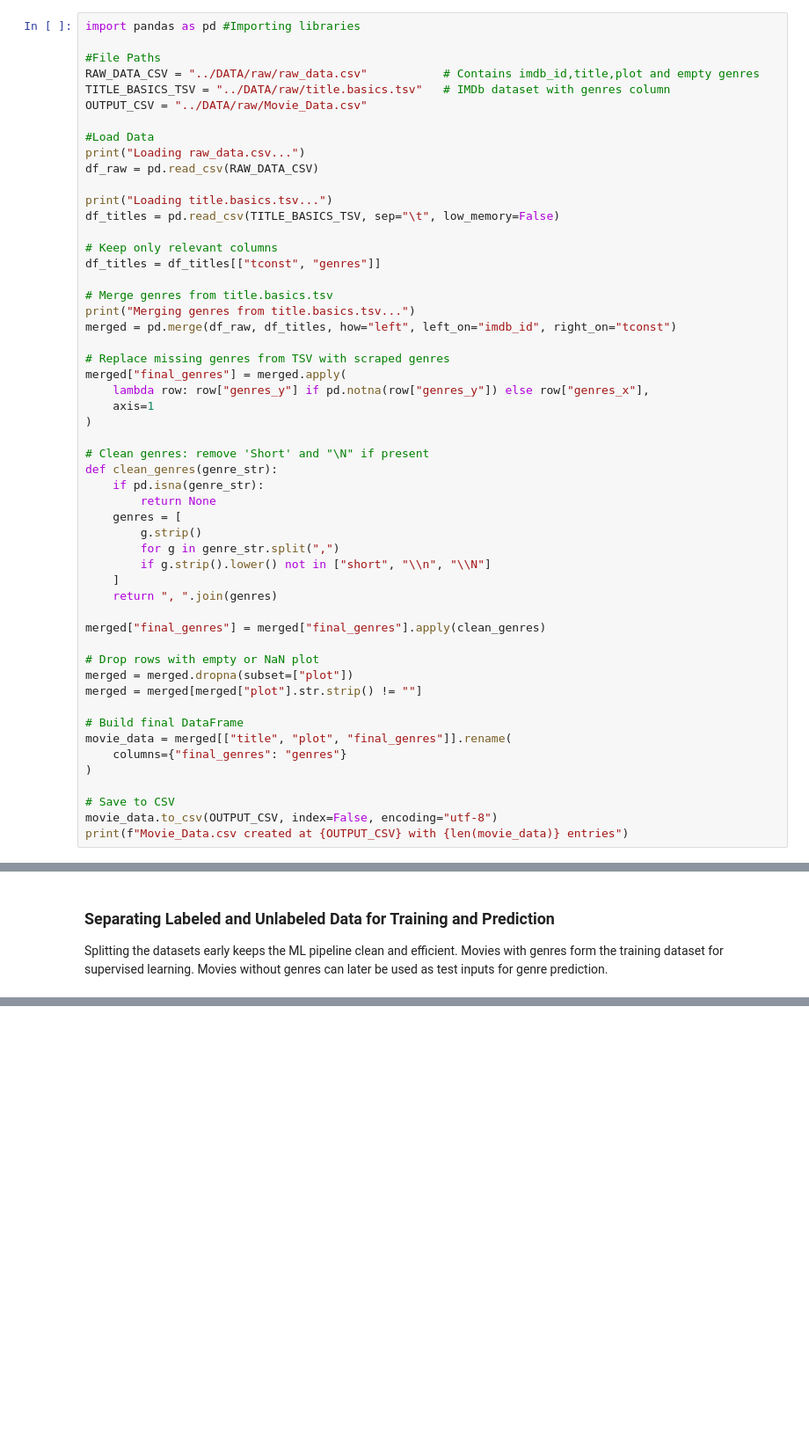
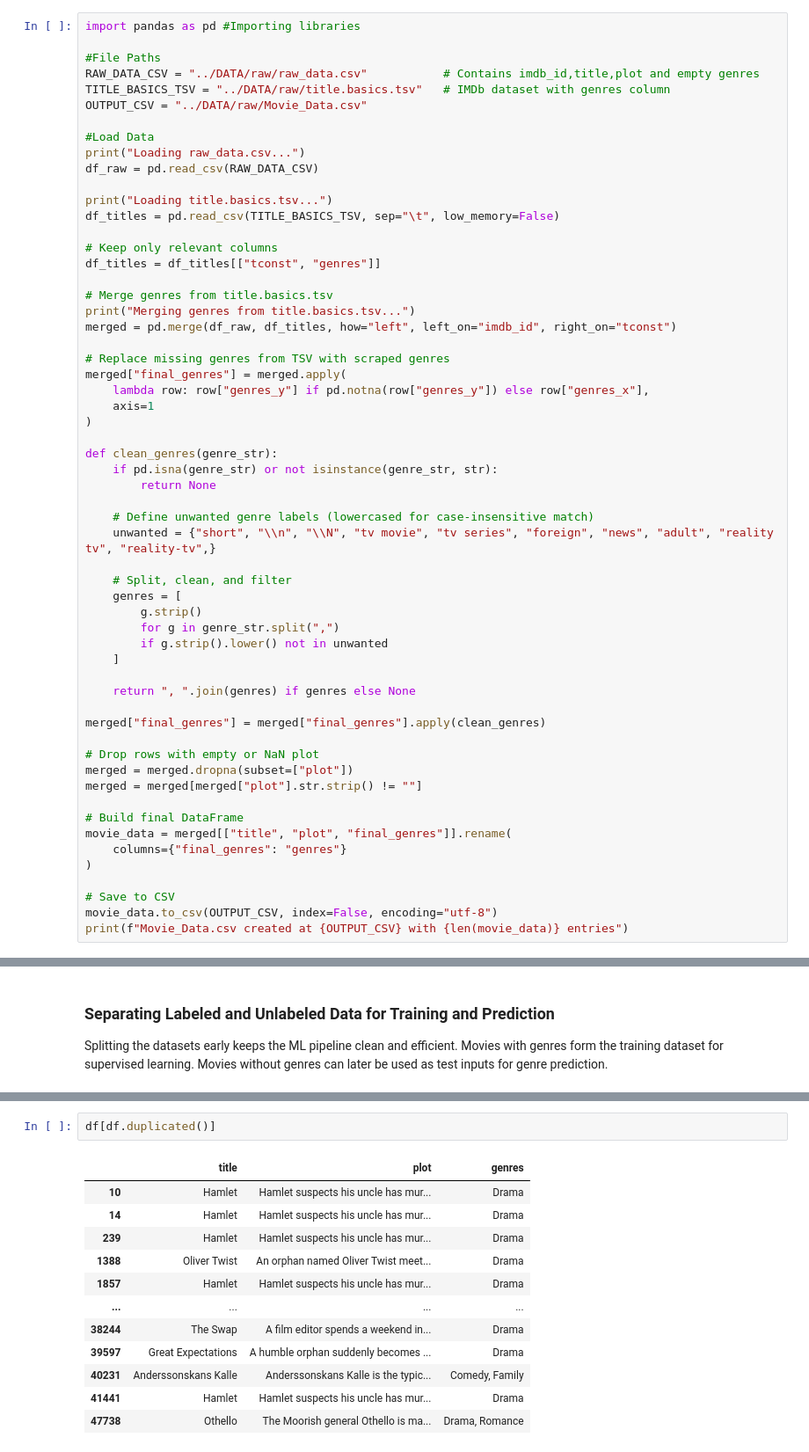
Before and after one commit to BlackNinjaKR/TAGRAI, a Jupyter notebook: Notebook/TAGRAI.ipynb, the cells around one changed output, grey strips where cells are left out. Shown: that part at 88% size. Cells and saved outputs as stored; diff of their text form; blank space fills up the shorter version.

```diff
--- a/Notebook/TAGRAI.ipynb
+++ b/Notebook/TAGRAI.ipynb
@@ -443,16 +443,21 @@ merged["final_genres"] = merged.apply(
     axis=1
 )
 
-# Clean genres: remove 'Short' and "\N" if present
 def clean_genres(genre_str):
-    if pd.isna(genre_str):
+    if pd.isna(genre_str) or not isinstance(genre_str, str):
         return None
+
+    # Define unwanted genre labels (lowercased for case-insensitive match)
+    unwanted = {"short", "\\n", "\\N", "tv movie", "tv series", "foreign", "news", "adult", "reality tv", "reality-tv",}
+
+    # Split, clean, and filter
     genres = [
         g.strip()
         for g in genre_str.split(",")
-        if g.strip().lower() not in ["short", "\\n", "\\N"]
+        if g.strip().lower() not in unwanted
     ]
-    return ", ".join(genres)
+
+    return ", ".join(genres) if genres else None
 
 merged["final_genres"] = merged["final_genres"].apply(clean_genres)
 
@@ -584,0 +622,15 @@ Movie_Test.csv created with 5146 entries
+# %%
+df[df.duplicated()]
+# %% [output]
+|  | title | plot | genres |
+| 10 | Hamlet | Hamlet suspects his uncle has mur... | Drama |
+| 14 | Hamlet | Hamlet suspects his uncle has mur... | Drama |
+| 239 | Hamlet | Hamlet suspects his uncle has mur... | Drama |
+| 1388 | Oliver Twist | An orphan named Oliver Twist meet... | Drama |
+| 1857 | Hamlet | Hamlet suspects his uncle has mur... | Drama |
+| ... | ... | ... | ... |
+| 38244 | The Swap | A film editor spends a weekend in... | Drama |
+| 39597 | Great Expectations | A humble orphan suddenly becomes ... | Drama |
+| 40231 | Anderssonskans Kalle | Anderssonskans Kalle is the typic... | Comedy, Family |
+| 41441 | Hamlet | Hamlet suspects his uncle has mur... | Drama |
+| 47738 | Othello | The Moorish general Othello is ma... | Drama, Romance |
```
Also changed, not shown: parts of 15 cells of this notebook, 7 other files.
